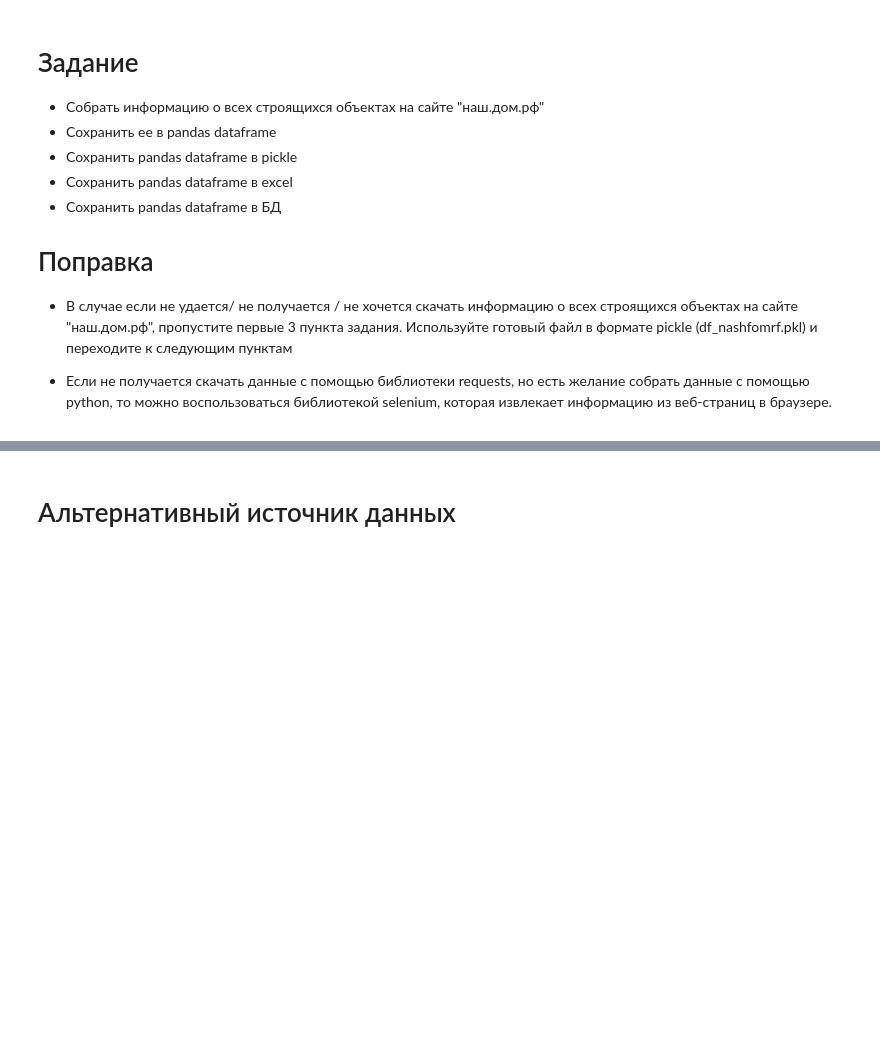
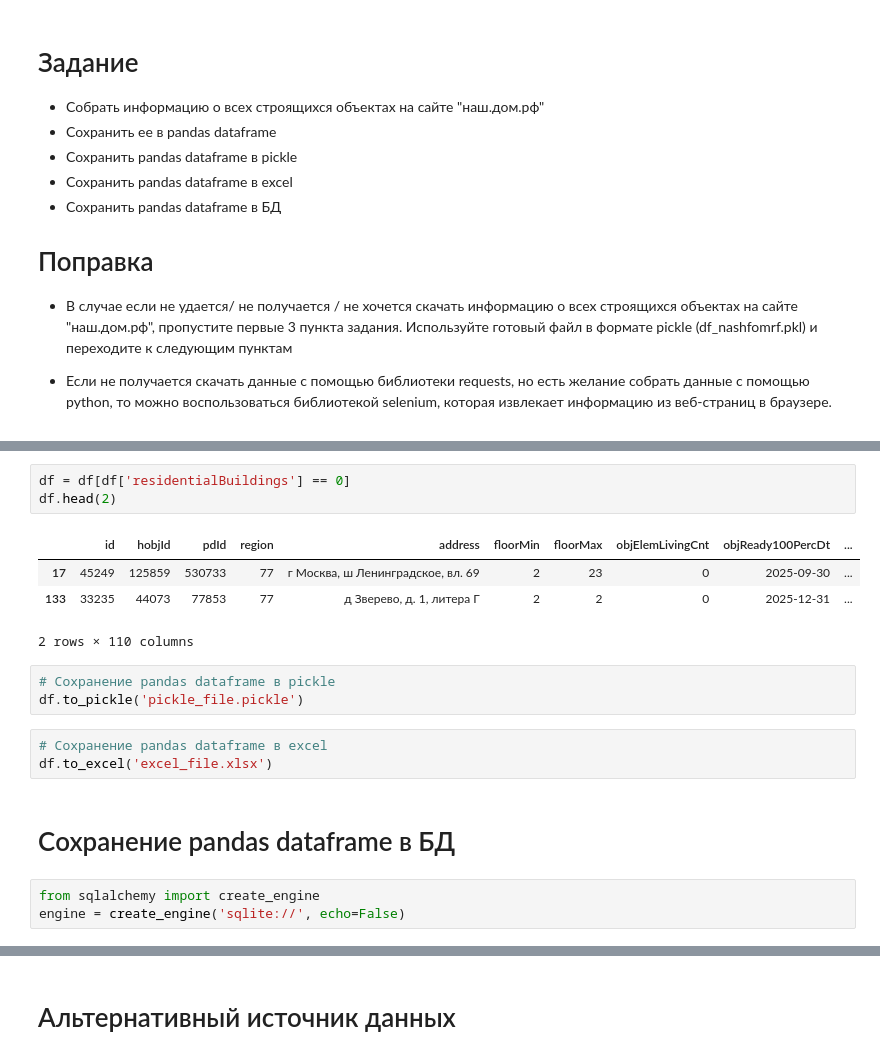
Before and after one commit to Vladislav-7-AV/teach-scool-ds, a Jupyter notebook: Hometask/Task1_dmrf.ipynb, the cells around one changed output, grey strips where cells are left out. Cells and saved outputs as stored; diff of their text form; blank space fills up the shorter version.

```diff
--- a/Hometask/Task1_dmrf.ipynb
+++ b/Hometask/Task1_dmrf.ipynb
@@ -17,0 +43,19 @@ import requests
+# %%
+df = df[df['residentialBuildings'] == 0]
+df.head(2)
+# %% [output]
+|  | id | hobjId | pdId | region | address | floorMin | floorMax | objElemLivingCnt | objReady100PercDt | ... |
+| 17 | 45249 | 125859 | 530733 | 77 | г Москва, ш Ленинградское, вл. 69 | 2 | 23 | 0 | 2025-09-30 | ... |
+| 133 | 33235 | 44073 | 77853 | 77 | д Зверево, д. 1, литера Г | 2 | 2 | 0 | 2025-12-31 | ... |
+2 rows × 110 columns
+# %%
+# Cохранение pandas dataframe в pickle
+df.to_pickle('pickle_file.pickle')
+# %%
+# Cохранение pandas dataframe в excel
+df.to_excel('excel_file.xlsx')
+# %% [markdown]
+# Cохранение pandas dataframe в БД
+# %%
+from sqlalchemy import create_engine
+engine = create_engine('sqlite://', echo=False)
```
Also changed, not shown: parts of 12 cells of this notebook, 3 other files.
